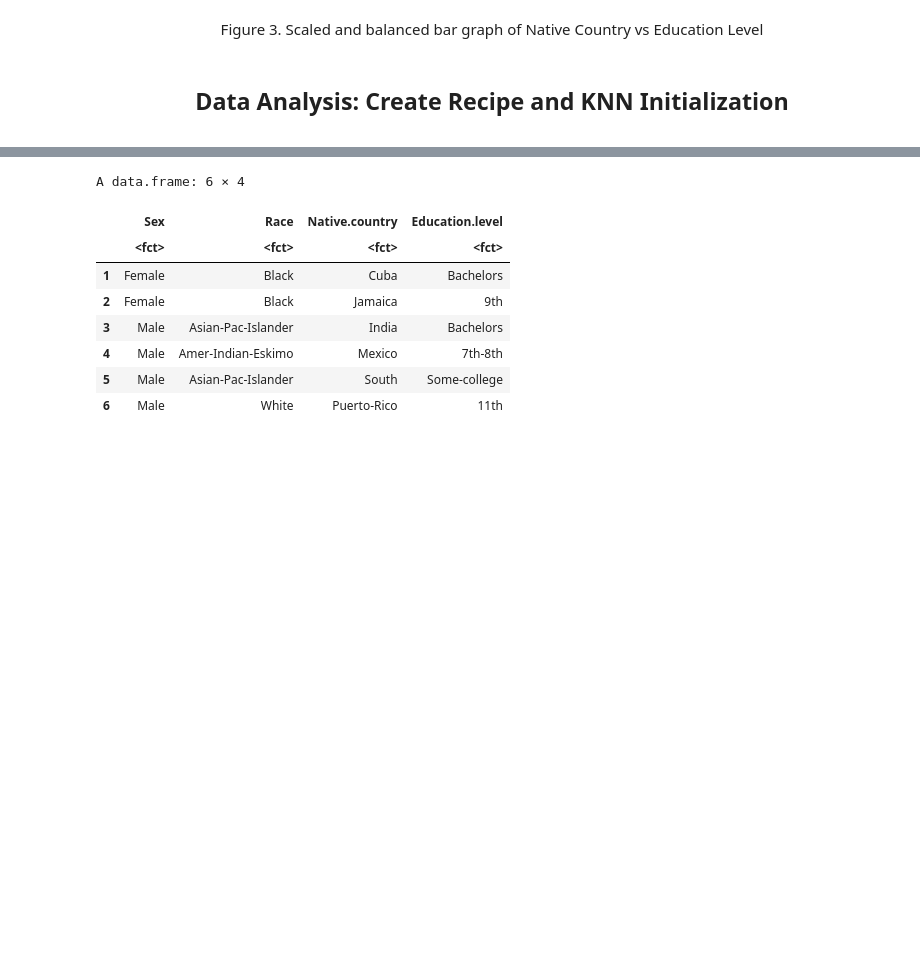
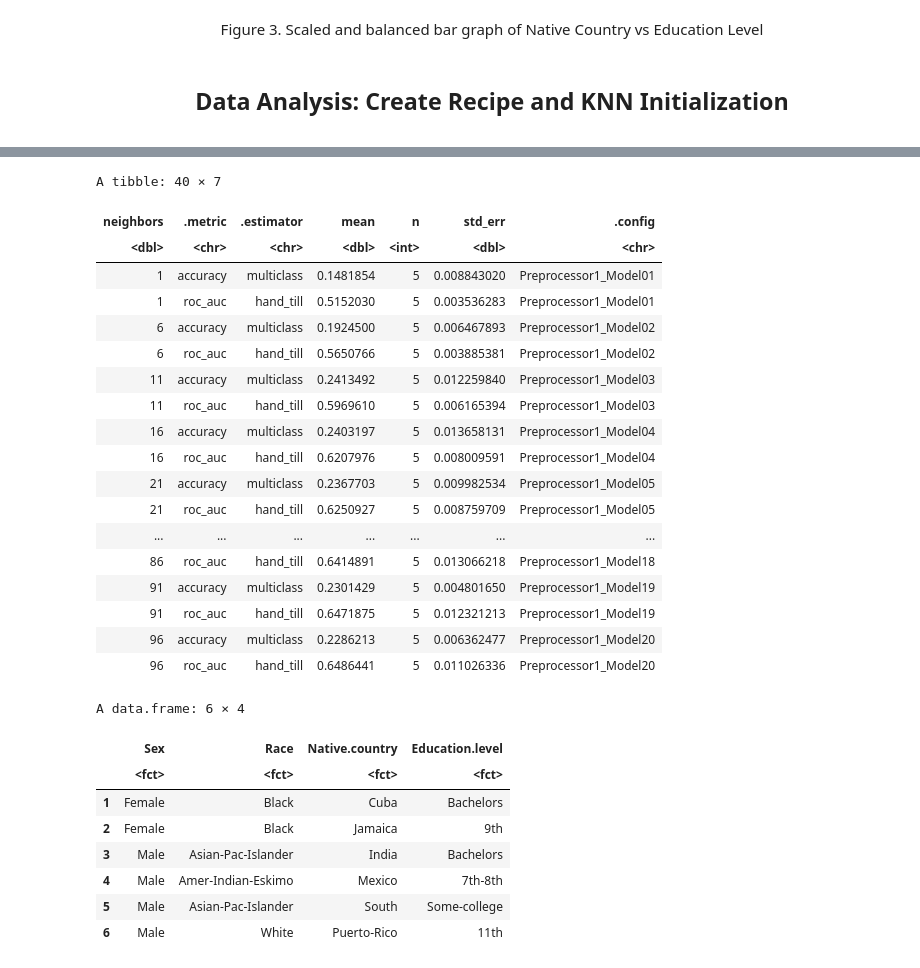
Before and after one commit to evelynmitchell189/Group_project_report, a Jupyter notebook: education_data.ipynb, the cells around one changed output, grey strips where cells are left out. Drawn from its saved outputs; the diff is of its cells as text; code cells hidden in the pictures; blank space fills up the shorter version.

```diff
--- a/education_data.ipynb
+++ b/education_data.ipynb
@@ -264,3 +344,25 @@ education_conf_mat <- education_predictions |>
+# %%
+edu_knn_results
+# %% [output]
+A tibble: 40 × 7
+| neighbors | .metric | .estimator | mean | n | std_err | .config |
+| <dbl> | <chr> | <chr> | <dbl> | <int> | <dbl> | <chr> |
+| 1 | accuracy | multiclass | 0.1481854 | 5 | 0.008843020 | Preprocessor1_Model01 |
+| 1 | roc_auc | hand_till | 0.5152030 | 5 | 0.003536283 | Preprocessor1_Model01 |
+| 6 | accuracy | multiclass | 0.1924500 | 5 | 0.006467893 | Preprocessor1_Model02 |
+| 6 | roc_auc | hand_till | 0.5650766 | 5 | 0.003885381 | Preprocessor1_Model02 |
+| 11 | accuracy | multiclass | 0.2413492 | 5 | 0.012259840 | Preprocessor1_Model03 |
+| 11 | roc_auc | hand_till | 0.5969610 | 5 | 0.006165394 | Preprocessor1_Model03 |
+| 16 | accuracy | multiclass | 0.2403197 | 5 | 0.013658131 | Preprocessor1_Model04 |
+| 16 | roc_auc | hand_till | 0.6207976 | 5 | 0.008009591 | Preprocessor1_Model04 |
+| 21 | accuracy | multiclass | 0.2367703 | 5 | 0.009982534 | Preprocessor1_Model05 |
+| 21 | roc_auc | hand_till | 0.6250927 | 5 | 0.008759709 | Preprocessor1_Model05 |
+| ... | ... | ... | ... | ... | ... | ... |
+| 86 | roc_auc | hand_till | 0.6414891 | 5 | 0.013066218 | Preprocessor1_Model18 |
+| 91 | accuracy | multiclass | 0.2301429 | 5 | 0.004801650 | Preprocessor1_Model19 |
+| 91 | roc_auc | hand_till | 0.6471875 | 5 | 0.012321213 | Preprocessor1_Model19 |
+| 96 | accuracy | multiclass | 0.2286213 | 5 | 0.006362477 | Preprocessor1_Model20 |
+| 96 | roc_auc | hand_till | 0.6486441 | 5 | 0.011026336 | Preprocessor1_Model20 |
 # %%
 head(education_clean)
 # %% [output]
```
Also changed, not shown: parts of 18 cells of this notebook.
